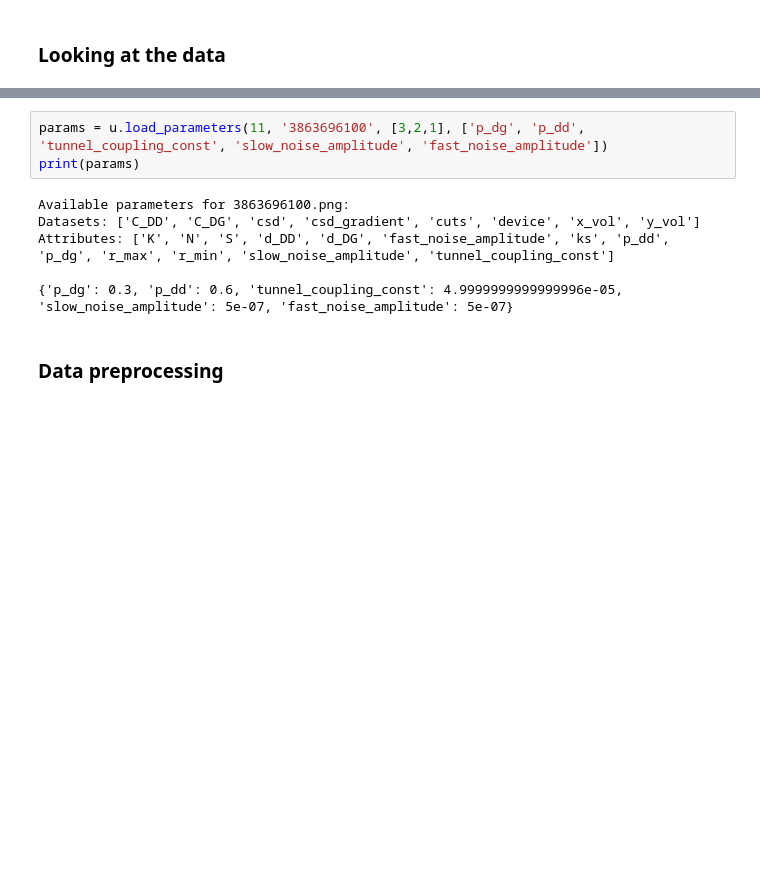
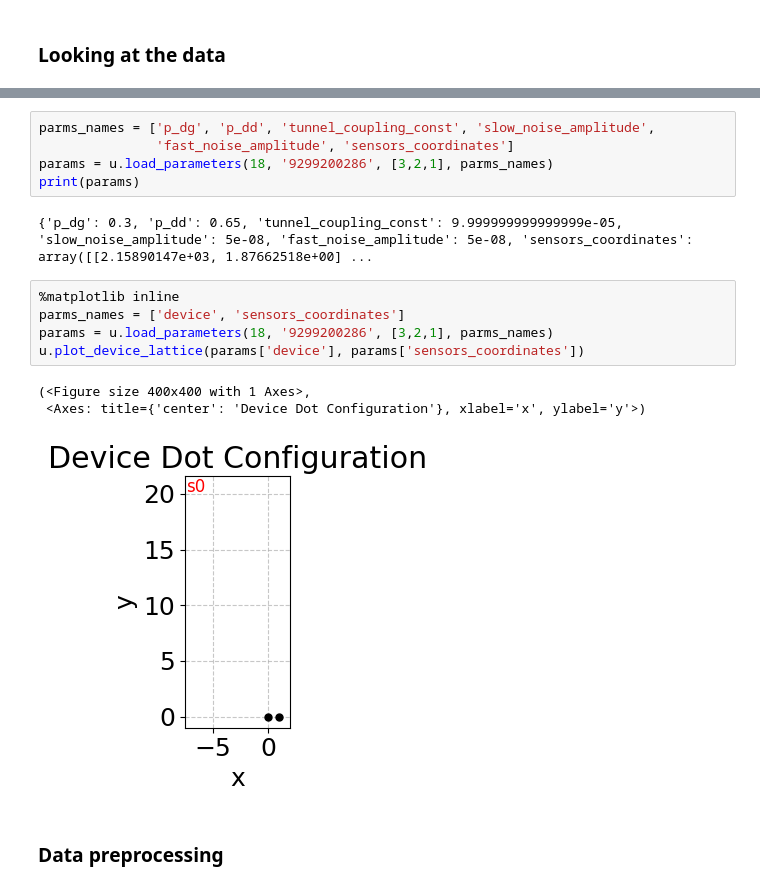
Before and after one commit to KREFT-QS-13/learning-QDs-parameters, a Jupyter notebook: example.ipynb, the cells around one changed output, grey strips where cells are left out. Saved outputs shown, nothing was run; the diff lists cells and outputs as text; blank space fills up the shorter version.

Commit message:
Sensor coordinates added to saving func

```diff
--- a/example.ipynb
+++ b/example.ipynb
@@ -44,13 +38,20 @@ c_dg = [[5.8674, 1.8129, 0.0], [1.8129, 5.0714, 0.0], [0.0, 0.0, 6.202]]
 [figure]
-# %%
-params = u.load_parameters(11, '3863696100', [3,2,1], ['p_dg', 'p_dd', 'tunnel_coupling_const', 'slow_noise_amplitude', 'fast_noise_amplitude'])
-print(params)
-# %% [output]
-Available parameters for 3863696100.png:
-Datasets: ['C_DD', 'C_DG', 'csd', 'csd_gradient', 'cuts', 'device', 'x_vol', 'y_vol']
-Attributes: ['K', 'N', 'S', 'd_DD', 'd_DG', 'fast_noise_amplitude', 'ks', 'p_dd', 'p_dg', 'r_max', 'r_min', 'slow_noise_amplitude', 'tunnel_coupling_const']
-
-{'p_dg': 0.3, 'p_dd': 0.6, 'tunnel_coupling_const': 4.9999999999999996e-05, 'slow_noise_amplitude': 5e-07, 'fast_noise_amplitude': 5e-07}
+# %%
+parms_names = ['p_dg', 'p_dd', 'tunnel_coupling_const', 'slow_noise_amplitude',
+               'fast_noise_amplitude', 'sensors_coordinates']
+params = u.load_parameters(18, '9299200286', [3,2,1], parms_names)
+print(params)
+# %% [output]
+{'p_dg': 0.3, 'p_dd': 0.65, 'tunnel_coupling_const': 9.999999999999999e-05, 'slow_noise_amplitude': 5e-08, 'fast_noise_amplitude': 5e-08, 'sensors_coordinates': array([[2.15890147e+03, 1.87662518e+00] ...
+# %%
+%matplotlib inline
+parms_names = ['device', 'sensors_coordinates']
+params = u.load_parameters(18, '9299200286', [3,2,1], parms_names)
+u.plot_device_lattice(params['device'], params['sensors_coordinates'])
+# %% [output]
+(<Figure size 400x400 with 1 Axes>,
+ <Axes: title={'center': 'Device Dot Configuration'}, xlabel='x', ylabel='y'>)
+[figure, added]
 # %% [markdown]
 ### Data preprocessing
 # %%
```
Also changed, not shown: parts of 2 cells of this notebook, 2 other files.
